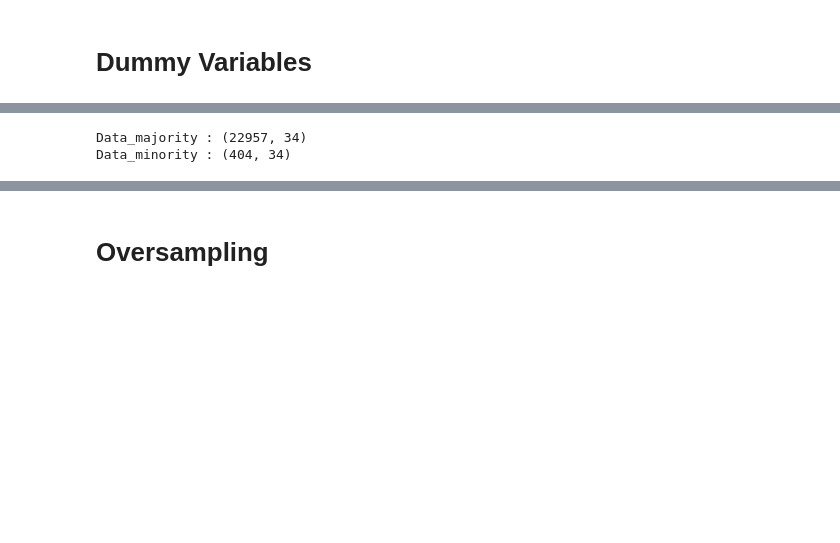
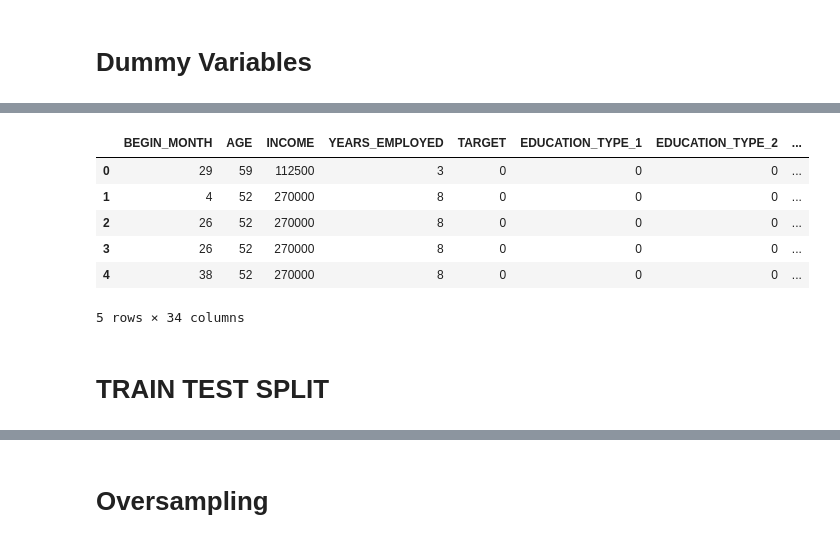
Before and after one commit to Pehu2906/Imbalanced-Data-Analysis, a Jupyter notebook: Credit Card Fraud Detection/Analysis & Pre Processing.ipynb, the cells around one changed output, grey strips where cells are left out. Cells and saved outputs as stored; diff of their text form; code cells hidden in the pictures; blank space fills up the shorter version.

```diff
--- a/Credit Card Fraud Detection/Analysis & Pre Processing.ipynb
+++ b/Credit Card Fraud Detection/Analysis & Pre Processing.ipynb
@@ -391,3 +390,13 @@ plt.show()
+# %%
+dummy_data.head()
+# %% [output]
+|  | BEGIN_MONTH | AGE | INCOME | YEARS_EMPLOYED | TARGET | EDUCATION_TYPE_1 | EDUCATION_TYPE_2 | ... |
+| 0 | 29 | 59 | 112500 | 3 | 0 | 0 | 0 | ... |
+| 1 | 4 | 52 | 270000 | 8 | 0 | 0 | 0 | ... |
+| 2 | 26 | 52 | 270000 | 8 | 0 | 0 | 0 | ... |
+| 3 | 26 | 52 | 270000 | 8 | 0 | 0 | 0 | ... |
+| 4 | 38 | 52 | 270000 | 8 | 0 | 0 | 0 | ... |
+5 rows × 34 columns
 # %%
 da=dummy_data.copy()
 # %%
@@ -396,6 +405,5 @@ data_majority=da[data["TARGET"] == 0]
 # %%
-print("Data_majority :",data_majority.shape)
-print("Data_minority :",data_minority.shape)
+#print("Data_majority :",data_majority.shape)
+#print("Data_minority :",data_minority.shape)
-# %% [output]
-Data_majority : (22957, 34)
-Data_minority : (404, 34)
+# %% [markdown]
+# TRAIN TEST SPLIT
```
Also changed, not shown: parts of 10 cells of this notebook, 1 other file.
